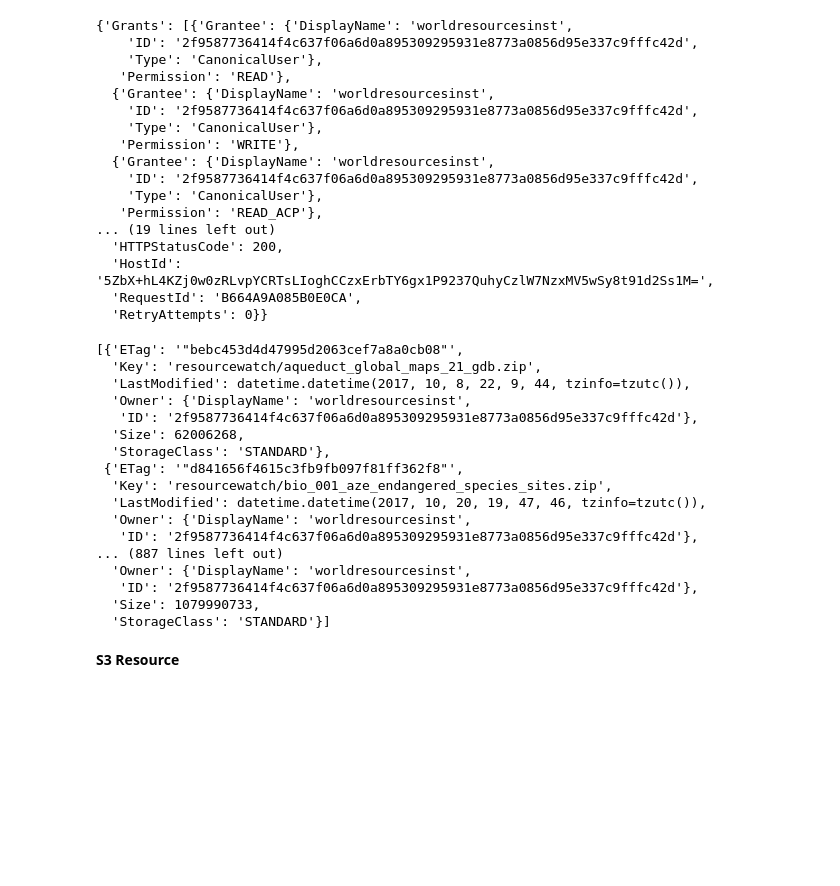
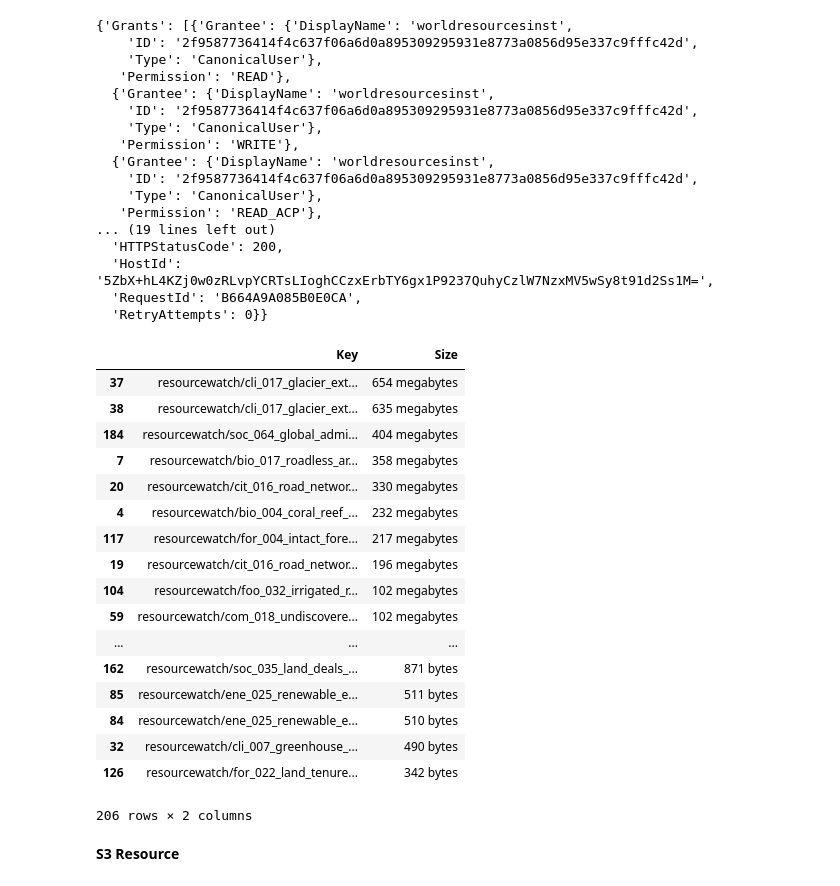
Before and after one commit to nsuberi/ResourceWatchCode, a Jupyter notebook: Pro Tips/S3 and AWS/Using Boto3 to access S3.ipynb, the cells around one changed output. Cells and saved outputs as stored; diff of their text form; code cells hidden in the pictures; blank space fills up the shorter version.

```diff
--- a/Pro Tips/S3 and AWS/Using Boto3 to access S3.ipynb
+++ b/Pro Tips/S3 and AWS/Using Boto3 to access S3.ipynb
@@ -74,12 +138,13 @@ s3_client.get_bucket_acl(Bucket="wri-public-data")
   'RequestId': 'B664A9A085B0E0CA',
   'RetryAttempts': 0}}
 # %%
-objects = s3_client.list_objects(Bucket="wri-public-data",
-                                Prefix="resourcewatch/",
-                                 # Use Delimiter to only see the folders in resourcewatch/raster/
-                                 # To see the actual items, need to remove the Delimiter keyword
-                                #Delimiter="/"
-                                )
+# objects = s3_client.list_objects(Bucket="wri-public-data",
+#                                 Prefix="resourcewatch/",
+#                                  # Use Delimiter to only see the folders in resourcewatch/raster/
+#                                  # To see the actual items, need to remove the Delimiter keyword
+#                                 #Delimiter="/"
+#                                 )
+all_vector_objects = []
 
 def keep_vector(key):
     if 'ARCHIVE' in key:
@@ -92,31 +157,37 @@ def keep_vector(key):
         return False
     return True
 
-all_vector_objects = [obj for obj in objects["Contents"] if keep_vector(obj["Key"])]
+for _key, _size in get_matching_s3_keys(bucket='wri-public-data', prefix='resourcewatch/', suffix='.zip'):
+    if keep_vector(_key):
+        all_vector_objects.append([_key,_size])
-# %% [output]
-[{'ETag': '"bebc453d4d47995d2063cef7a8a0cb08"',
-  'Key': 'resourcewatch/aqueduct_global_maps_21_gdb.zip',
-  'LastModified': datetime.datetime(2017, 10, 8, 22, 9, 44, tzinfo=tzutc()),
-  'Owner': {'DisplayName': 'worldresourcesinst',
-   'ID': '2f9587736414f4c637f06a6d0a895309295931e8773a0856d95e337c9fffc42d'},
-  'Size': 62006268,
-  'StorageClass': 'STANDARD'},
- {'ETag': '"d841656f4615c3fb9fb097f81ff362f8"',
-  'Key': 'resourcewatch/bio_001_aze_endangered_species_sites.zip',
-  'LastModified': datetime.datetime(2017, 10, 20, 19, 47, 46, tzinfo=tzutc()),
-  'Owner': {'DisplayName': 'worldresourcesinst',
-   'ID': '2f9587736414f4c637f06a6d0a895309295931e8773a0856d95e337c9fffc42d'},
-... (887 lines left out)
-  'Owner': {'DisplayName': 'worldresourcesinst',
-   'ID': '2f9587736414f4c637f06a6d0a895309295931e8773a0856d95e337c9fffc42d'},
-  'Size': 1079990733,
-  'StorageClass': 'STANDARD'}]
 # %%
-vector_summary = pd.DataFrame(all_vector_objects)[['Key','Size']]
+vector_summary = pd.DataFrame(all_vector_objects)#[['Key','Size']]
+vector_summary.columns = ['Key','Size']
 vector_summary = vector_summary.sort_values(by='Size', axis=0, ascending=False)
 
 vector_summary['Size'] = vector_summary.apply(lambda row: size(row['Size'], system=verbose), axis=1)
 vector_summary.to_csv('/Users/nathansuberi/Desktop/RW_Data/rw_vector_sizes.csv')
+# %%
+vector_summary
+# %% [output]
+|  | Key | Size |
+| 37 | resourcewatch/cli_017_glacier_ext... | 654 megabytes |
+| 38 | resourcewatch/cli_017_glacier_ext... | 635 megabytes |
+| 184 | resourcewatch/soc_064_global_admi... | 404 megabytes |
+| 7 | resourcewatch/bio_017_roadless_ar... | 358 megabytes |
+| 20 | resourcewatch/cit_016_road_networ... | 330 megabytes |
+| 4 | resourcewatch/bio_004_coral_reef_... | 232 megabytes |
+| 117 | resourcewatch/for_004_intact_fore... | 217 megabytes |
+| 19 | resourcewatch/cit_016_road_networ... | 196 megabytes |
+| 104 | resourcewatch/foo_032_irrigated_r... | 102 megabytes |
+| 59 | resourcewatch/com_018_undiscovere... | 102 megabytes |
+| ... | ... | ... |
+| 162 | resourcewatch/soc_035_land_deals_... | 871 bytes |
+| 85 | resourcewatch/ene_025_renewable_e... | 511 bytes |
+| 84 | resourcewatch/ene_025_renewable_e... | 510 bytes |
+| 32 | resourcewatch/cli_007_greenhouse_... | 490 bytes |
+| 126 | resourcewatch/for_022_land_tenure... | 342 bytes |
+206 rows × 2 columns
 # %% [markdown]
 <b>S3 Resource</b>
 # %% [markdown]
```
Also changed, not shown: parts of 6 cells of this notebook, 34 other files.
